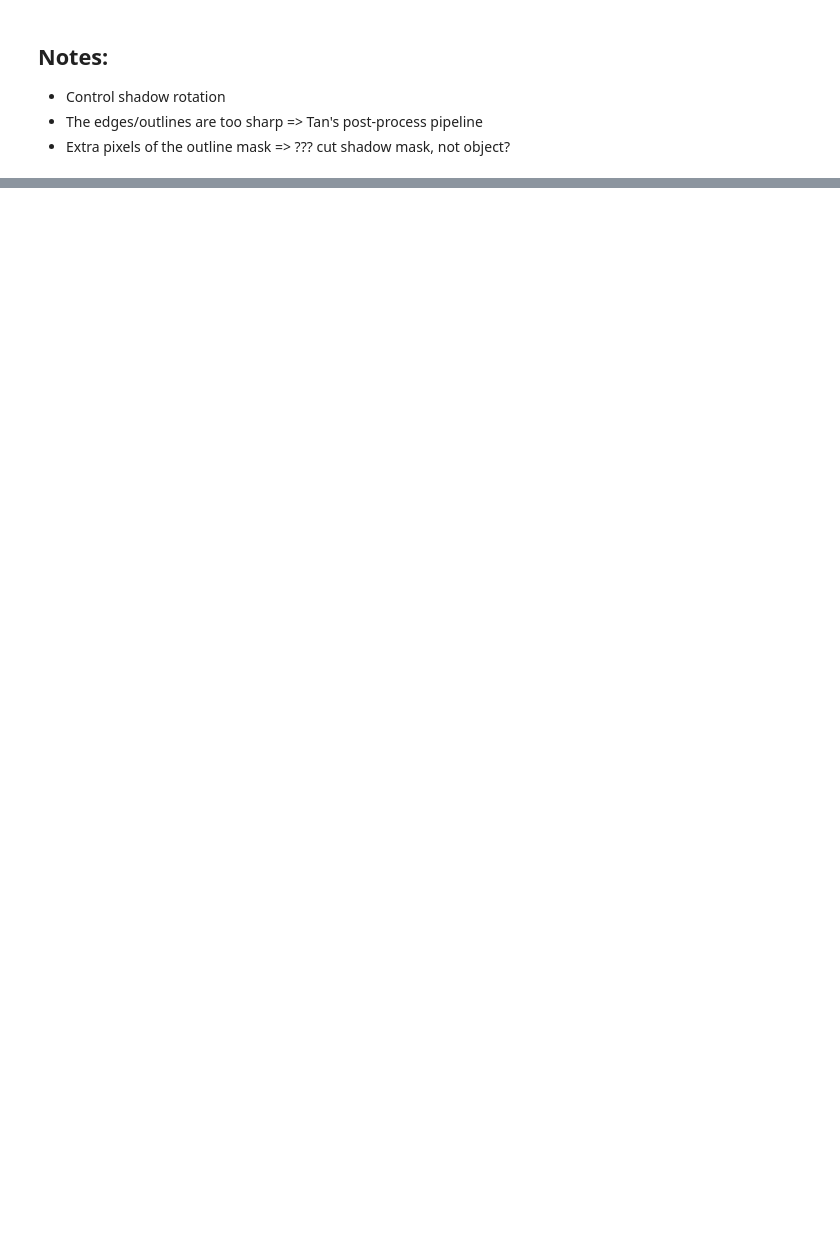
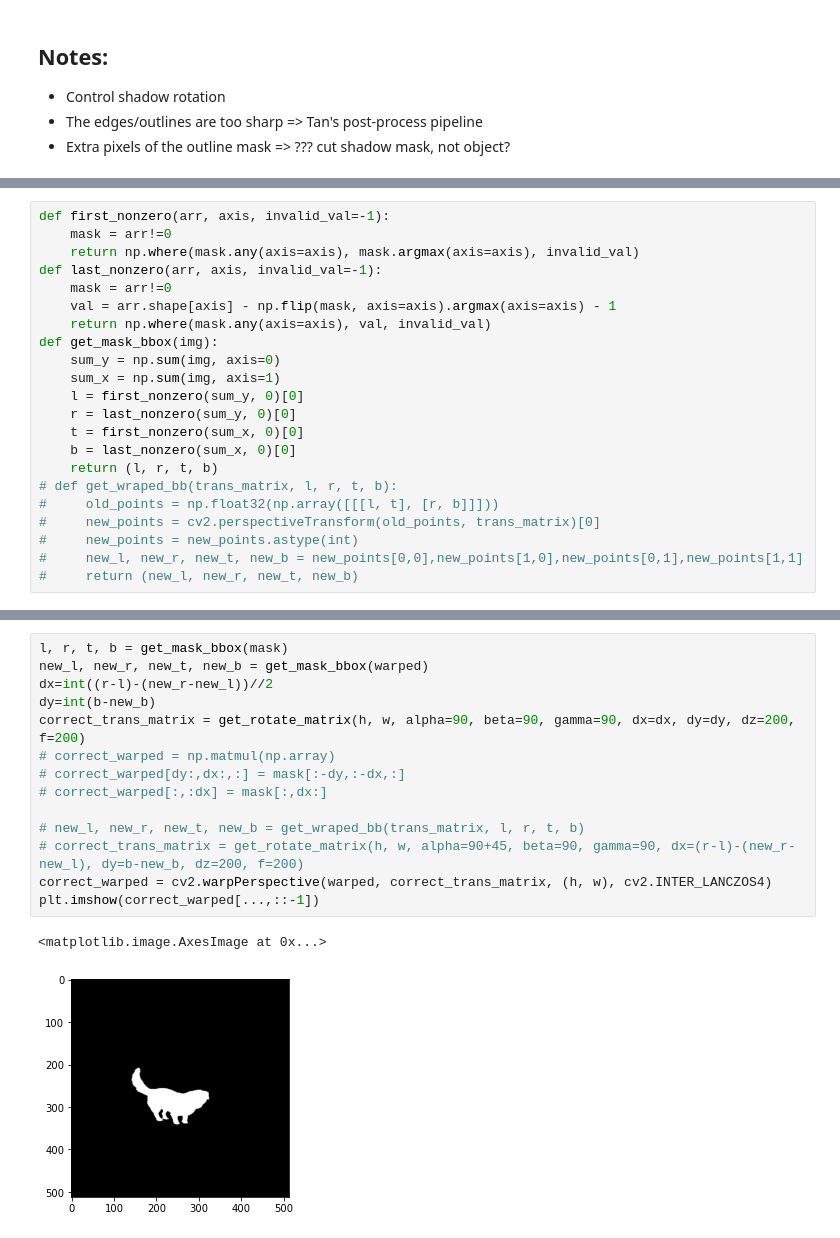
Before and after one commit to duongnhatthang/py-thin-plate-spline, a Jupyter notebook: main.ipynb, the cells around one changed output, grey strips where cells are left out. Drawn from its saved outputs; the diff is of its cells as text; blank space fills up the shorter version.

```diff
--- a/main.ipynb
+++ b/main.ipynb
@@ -297,0 +282,22 @@ plt.imshow(out[...,::-1])
+# %%
+def first_nonzero(arr, axis, invalid_val=-1):
+    mask = arr!=0
+    return np.where(mask.any(axis=axis), mask.argmax(axis=axis), invalid_val)
+def last_nonzero(arr, axis, invalid_val=-1):
+    mask = arr!=0
+    val = arr.shape[axis] - np.flip(mask, axis=axis).argmax(axis=axis) - 1
+    return np.where(mask.any(axis=axis), val, invalid_val)
+def get_mask_bbox(img):
+    sum_y = np.sum(img, axis=0)
+    sum_x = np.sum(img, axis=1)
+    l = first_nonzero(sum_y, 0)[0]
+    r = last_nonzero(sum_y, 0)[0]
+    t = first_nonzero(sum_x, 0)[0]
+    b = last_nonzero(sum_x, 0)[0]
+    return (l, r, t, b)
+# def get_wraped_bb(trans_matrix, l, r, t, b):
+#     old_points = np.float32(np.array([[[l, t], [r, b]]]))
+#     new_points = cv2.perspectiveTransform(old_points, trans_matrix)[0]
+#     new_points = new_points.astype(int)
+#     new_l, new_r, new_t, new_b = new_points[0,0],new_points[1,0],new_points[0,1],new_points[1,1]
+#     return (new_l, new_r, new_t, new_b)
@@ -297,0 +308,17 @@ plt.imshow(out[...,::-1])
+# %%
+l, r, t, b = get_mask_bbox(mask)
+new_l, new_r, new_t, new_b = get_mask_bbox(warped)
+dx=int((r-l)-(new_r-new_l))//2
+dy=int(b-new_b)
+correct_trans_matrix = get_rotate_matrix(h, w, alpha=90, beta=90, gamma=90, dx=dx, dy=dy, dz=200, f=200)
+# correct_warped = np.matmul(np.array)
+# correct_warped[dy:,dx:,:] = mask[:-dy,:-dx,:]
+# correct_warped[:,:dx] = mask[:,dx:]
+
+# new_l, new_r, new_t, new_b = get_wraped_bb(trans_matrix, l, r, t, b)
+# correct_trans_matrix = get_rotate_matrix(h, w, alpha=90+45, beta=90, gamma=90, dx=(r-l)-(new_r-new_l), dy=b-new_b, dz=200, f=200)
+correct_warped = cv2.warpPerspective(warped, correct_trans_matrix, (h, w), cv2.INTER_LANCZOS4)
+plt.imshow(correct_warped[...,::-1])
+# %% [output]
+<matplotlib.image.AxesImage at 0x...>
+[figure, added]
```
Also changed, not shown: parts of 16 cells of this notebook.
